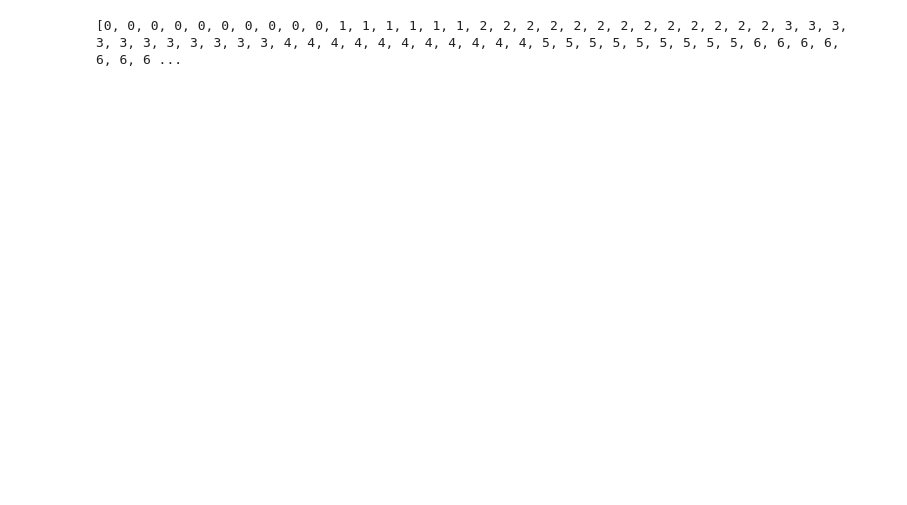
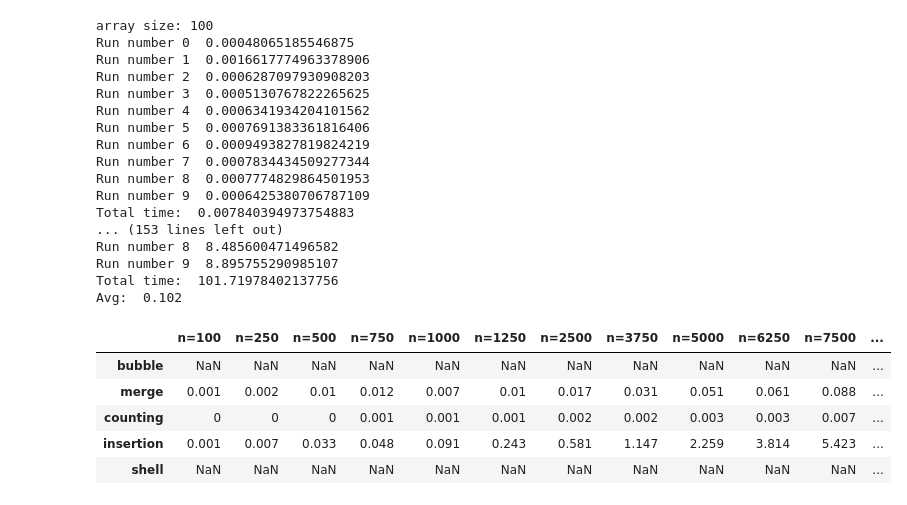
Before and after one commit to AdrianDonohoe/CTA_Project_2020, a Jupyter notebook: CTA Project 2020.ipynb, the cells around one changed output. Cells and saved outputs as stored; diff of their text form; code cells hidden in the pictures; blank space fills up the shorter version.

```diff
--- a/CTA Project 2020.ipynb
+++ b/CTA Project 2020.ipynb
@@ -219,7 +225,7 @@ total_time = 0
 for j in range(10):
     my_array = random_array(500000)
     start_time = time.time()
-    counting_sort(my_array,99)
+    countingSort(my_array)
     finish_time = time.time()
     time_elapsed = finish_time - start_time
     print('Run number ' + str(j) + ' ', time_elapsed)
@@ -248,22 +254,65 @@ Avg time:  0.11
 # %%
 # Adapted from https://runestone.academy/runestone/books/published/pythonds/SortSearch/TheInsertionSort.html
 def insertionSort(alist):
-   for index in range(1,len(alist)):
+   for index in range(1,len(alist)): # Assume 1st element is sorted, so iterate from 1 to end of array
 
      currentvalue = alist[index]
      position = index
 
-     while position>0 and alist[position-1]>currentvalue:
-         alist[position]=alist[position-1]
-         position = position-1
+     while position>0 and alist[position-1]>currentvalue: # This loop will compare  current position against all previous elements and swap them if current position is less than previous element, until postion is 0.
+         alist[position]=alist[position-1] # swap with previous element if loop condition met
+         position = position-1 # decrement position , so in next loop it will now be compared with previous element
 
-     alist[position]=currentvalue
-
-alist = random_array(1000)
-insertionSort(alist)
-print(alist)
+     alist[position]=currentvalue # Second part of the swap (if swapping) or just assigning the same value if not swapping
-# %% [output]
-[0, 0, 0, 0, 0, 0, 0, 0, 0, 0, 1, 1, 1, 1, 1, 1, 2, 2, 2, 2, 2, 2, 2, 2, 2, 2, 2, 2, 2, 3, 3, 3, 3, 3, 3, 3, 3, 3, 3, 3, 4, 4, 4, 4, 4, 4, 4, 4, 4, 4, 4, 5, 5, 5, 5, 5, 5, 5, 5, 5, 6, 6, 6, 6, 6, 6, 6 ...
+# %%
+array_size = [100, 250, 500, 750, 1000, 1250, 2500, 3750, 5000, 6250, 7500, 8750, 10000]
+
+#array_size = [100,250,500,750,1000]
+
+for i in range(0,len(array_size)):
+    total_time = 0
+    print("array size: " + str(array_size[i]))
+    for j in range(10):
+        my_array = random_array(array_size[i])
+        start_time = time.time()
+        insertionSort(my_array)
+        finish_time = time.time()
+        time_elapsed = finish_time - start_time
+        print('Run number ' + str(j) + ' ', time_elapsed)
+        total_time += time_elapsed
+        #print(my_array)
+    print('Total time: ', total_time)
+
+    times_df.iat[3,i] = round((total_time/10),3)
+    print('Avg: ', times_df.iat[1,i])
+
+
+
+times_df
+# %% [output]
+array size: 100
+Run number 0  0.00048065185546875
+Run number 1  0.0016617774963378906
+Run number 2  0.0006287097930908203
+Run number 3  0.0005130767822265625
+Run number 4  0.0006341934204101562
+Run number 5  0.0007691383361816406
+Run number 6  0.0009493827819824219
+Run number 7  0.0007834434509277344
+Run number 8  0.0007774829864501953
+Run number 9  0.0006425380706787109
+Total time:  0.007840394973754883
+... (153 lines left out)
+Run number 8  8.485600471496582
+Run number 9  8.895755290985107
+Total time:  101.71978402137756
+Avg:  0.102
+|  | n=100 | n=250 | n=500 | n=750 | n=1000 | n=1250 | n=2500 | n=3750 | n=5000 | n=6250 | n=7500 | ... |
+| bubble | NaN | NaN | NaN | NaN | NaN | NaN | NaN | NaN | NaN | NaN | NaN | ... |
+| merge | 0.001 | 0.002 | 0.01 | 0.012 | 0.007 | 0.01 | 0.017 | 0.031 | 0.051 | 0.061 | 0.088 | ... |
+| counting | 0 | 0 | 0 | 0.001 | 0.001 | 0.001 | 0.002 | 0.002 | 0.003 | 0.003 | 0.007 | ... |
+| insertion | 0.001 | 0.007 | 0.033 | 0.048 | 0.091 | 0.243 | 0.581 | 1.147 | 2.259 | 3.814 | 5.423 | ... |
+| shell | NaN | NaN | NaN | NaN | NaN | NaN | NaN | NaN | NaN | NaN | NaN | ... |
 # %%
 # Adapted from https://runestone.academy/runestone/books/published/pythonds/SortSearch/TheShellSort.html
 def shellSort(alist):
```
Also changed, not shown: parts of 7 cells of this notebook.
